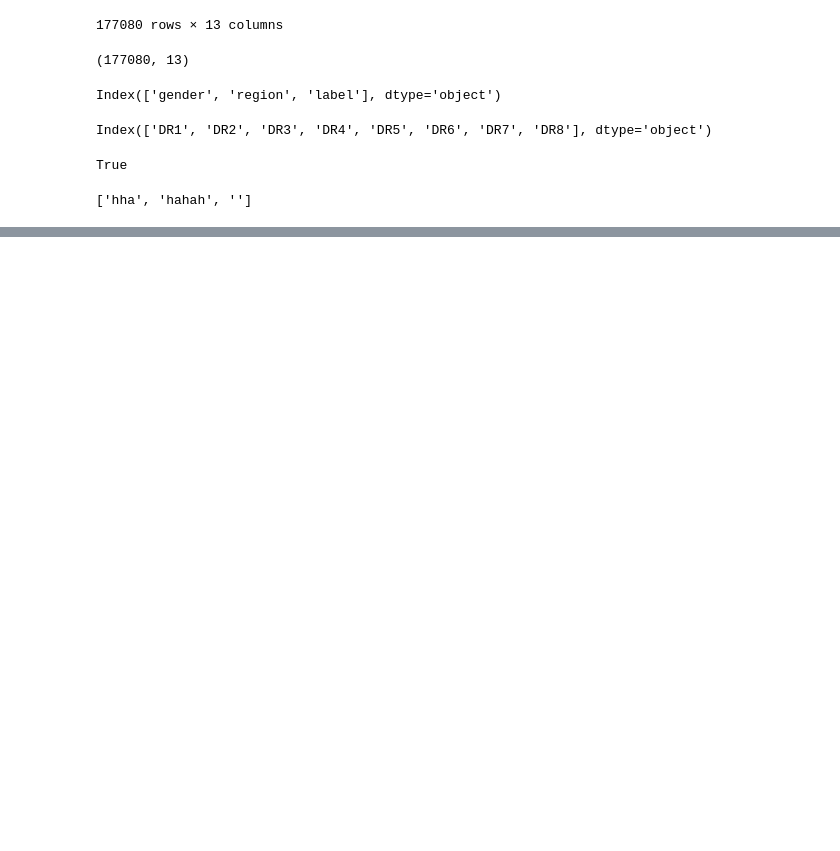
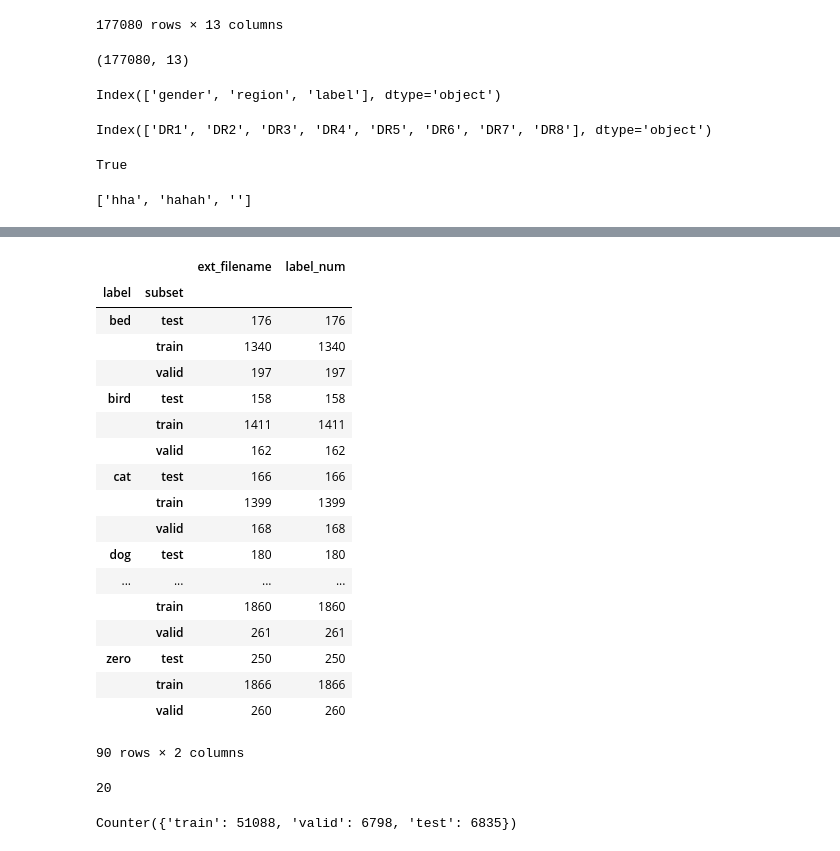
Before and after one commit to zhengying-liu/autodl-contrib, a Jupyter notebook: utils/wav/explore_wav.ipynb, the cells around one changed output, grey strips where cells are left out. Drawn from its saved outputs; the diff is of its cells as text; code cells hidden in the pictures; blank space fills up the shorter version.

```diff
--- a/utils/wav/explore_wav.ipynb
+++ b/utils/wav/explore_wav.ipynb
@@ -702,0 +749,40 @@ True
+# %%
+def get_speech_commands_info_df(dataset_dir, tmp_dir='/tmp/', from_scratch=False, classes=None):
+  """Format Speech Commands dataset to AutoDL format.
+  """
+  csv_filepath = os.path.join(tmp_dir, 'speech_commands_info.csv')
+  if not from_scratch and os.path.isfile(csv_filepath):
+    info_df = pd.read_csv(csv_filepath)
+    print("Successfully loaded existing info table. Now life is easier.")
+    return info_df
+  else:
+    print("Couldn't load existing info table. Now building from scatch...")
+  path = os.path.abspath(dataset_dir)
+  li = []
+  for (dirpath, dirnames, filenames) in os.walk(path):
+    for filename in filenames:
+      if filename.endswith('.wav'):
+        label = dirpath.split(os.sep)[-1]
+        if label != '_background_noise_':
+          ext_filename = os.path.join(label, filename)
+          assert(os.path.isfile(os.path.join(dataset_dir, ext_filename)))
+          li.append((ext_filename, label))
+        else:
+          print("Background noise file! Passing...")
+  info_df = pd.DataFrame({'ext_filename':        [x[0] for x in li],
+                     'label':               [x[1] for x in li]})
+  info_df['label'] = info_df['label'].astype('category')
+  test_df = pd.read_csv(os.path.join(dataset_dir, 'testing_list.txt'), header=None)
+  valid_df = pd.read_csv(os.path.join(dataset_dir, 'validation_list.txt'), header=None)
+  ext_filenames_test = set(test_df[0])
+  ext_filenames_valid = set(valid_df[0])
+  def get_subset(ext_filename):
+    if ext_filename in ext_filenames_test:
+      return 'test'
+    elif ext_filename in ext_filenames_valid:
+      return 'valid'
+    else:
+      return 'train'
+  info_df['subset'] = info_df['ext_filename'].apply(get_subset).astype('category')
+  info_df.to_csv(csv_filepath, index=False)
+  return info_df
@@ -702,0 +982,2 @@ True
+# %%
+haha = get_speech_commands_info_df(dataset_dir)
@@ -702,0 +996,22 @@ True
+# %%
+haha.groupby(['label', 'subset']).count()
+# %% [output]
+|  |  | ext_filename | label_num |
+| label | subset |  |  |
+| bed | test | 176 | 176 |
+|  | train | 1340 | 1340 |
+|  | valid | 197 | 197 |
+| bird | test | 158 | 158 |
+|  | train | 1411 | 1411 |
+|  | valid | 162 | 162 |
+| cat | test | 166 | 166 |
+|  | train | 1399 | 1399 |
+|  | valid | 168 | 168 |
+| dog | test | 180 | 180 |
+| ... | ... | ... | ... |
+|  | train | 1860 | 1860 |
+|  | valid | 261 | 261 |
+| zero | test | 250 | 250 |
+|  | train | 1866 | 1866 |
+|  | valid | 260 | 260 |
+90 rows × 2 columns
@@ -702,0 +1020,4 @@ True
+# %%
+len(relevant_words)
+# %% [output]
+20
@@ -702,0 +1030,4 @@ True
+# %%
+c
+# %% [output]
+Counter({'train': 51088, 'valid': 6798, 'test': 6835})
```
Also changed, not shown: parts of 52 cells of this notebook.
